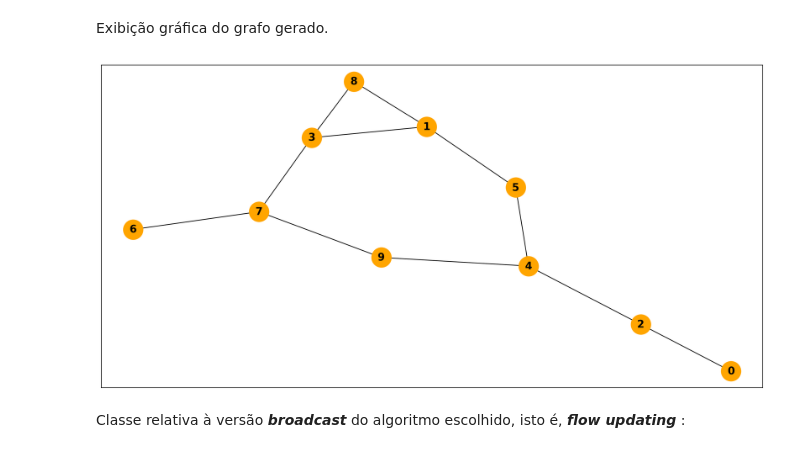
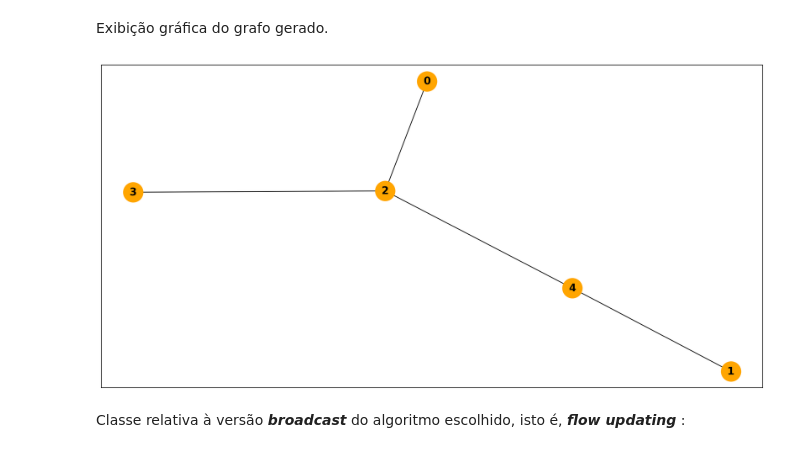
Before and after one commit to Nelson198/SDLE, a Jupyter notebook: Code/TP.ipynb, the cells around one changed output. Cells and saved outputs as stored; diff of their text form; code cells hidden in the pictures.

```diff
--- a/Code/TP.ipynb
+++ b/Code/TP.ipynb
@@ -39,10 +39,10 @@ def drawGraph(G):
                      font_weight = "bold")
     plt.show()
 # %%
-G = connectedGraph(10)
+G = connectedGraph(5)
 drawGraph(G)
 # %% [output]
-[figure, old version]
+[figure, new version]
 # %% [markdown]
 Classe relativa à versão ***broadcast*** do algoritmo escolhido, isto é, ***flow updating*** :
 # %%
```
Also changed, not shown: parts of 6 cells of this notebook, 1 other file.
